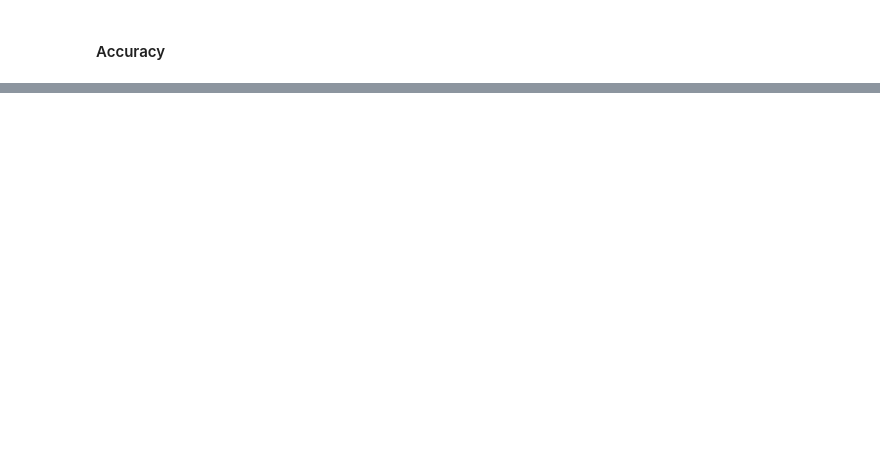
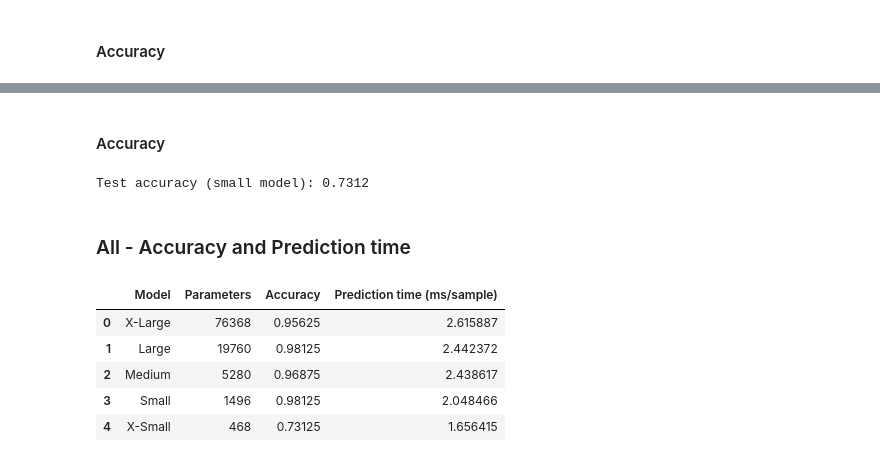
Before and after one commit to ITT-26/assignment-06-gesture-recognition-martinarobyculasso, a Jupyter notebook: task_2/unistroke_gestures.ipynb, the cells around one changed output, grey strips where cells are left out. Cells and saved outputs as stored; diff of their text form; code cells hidden in the pictures; blank space fills up the shorter version.

```diff
--- a/task_2/unistroke_gestures.ipynb
+++ b/task_2/unistroke_gestures.ipynb
@@ -457,0 +526,11 @@ On test data
+# %%
+# make predictions for all the samples in test data
+t0 = time.time()
+predictions_xlarge = model_xlarge.predict(X_test)
+t1 = time.time()
+
+prediction_time_xlarge = (t1 - t0) / len(X_test)    # average time per sample
+print(f"Average prediction time (large model): {prediction_time_xlarge*1000:.3f} ms/sample")
+
+predicted_labels_xlarge = np.argmax(predictions_xlarge, axis=1)
+true_labels_xlarge = np.argmax(y_test, axis=1)
@@ -571,0 +637,24 @@ plt.show()
+# %% [markdown]
+#### Accuracy
+# %%
+accuracy_xsmall = np.mean(predicted_labels_xsmall == true_labels_xsmall)
+print(f"Test accuracy (small model): {accuracy_xsmall:.4f}")
+# %% [output]
+Test accuracy (small model): 0.7312
+# %% [markdown]
+### All - Accuracy and Prediction time
+# %%
+comparison = pd.DataFrame({
+    'Model': ['X-Large', 'Large', 'Medium', 'Small', 'X-Small'],
+    'Parameters': [model_xlarge.count_params(), model_large.count_params(), model_medium.count_params(), model_small.count_params(), model_xsmall.count_params()],
+    'Accuracy': [accuracy_xlarge, accuracy_large, accuracy_medium, accuracy_small, accuracy_xsmall],
+    'Prediction time (ms/sample)': [prediction_time_xlarge*1000, prediction_time_large*1000, prediction_time_medium*1000, prediction_time_small*1000, prediction_time_xsmall*1000],
+})
+comparison
+# %% [output]
+|  | Model | Parameters | Accuracy | Prediction time (ms/sample) |
+| 0 | X-Large | 76368 | 0.95625 | 2.615887 |
+| 1 | Large | 19760 | 0.98125 | 2.442372 |
+| 2 | Medium | 5280 | 0.96875 | 2.438617 |
+| 3 | Small | 1496 | 0.98125 | 2.048466 |
+| 4 | X-Small | 468 | 0.73125 | 1.656415 |
```
Also changed, not shown: parts of 59 cells of this notebook, 8 other files.
